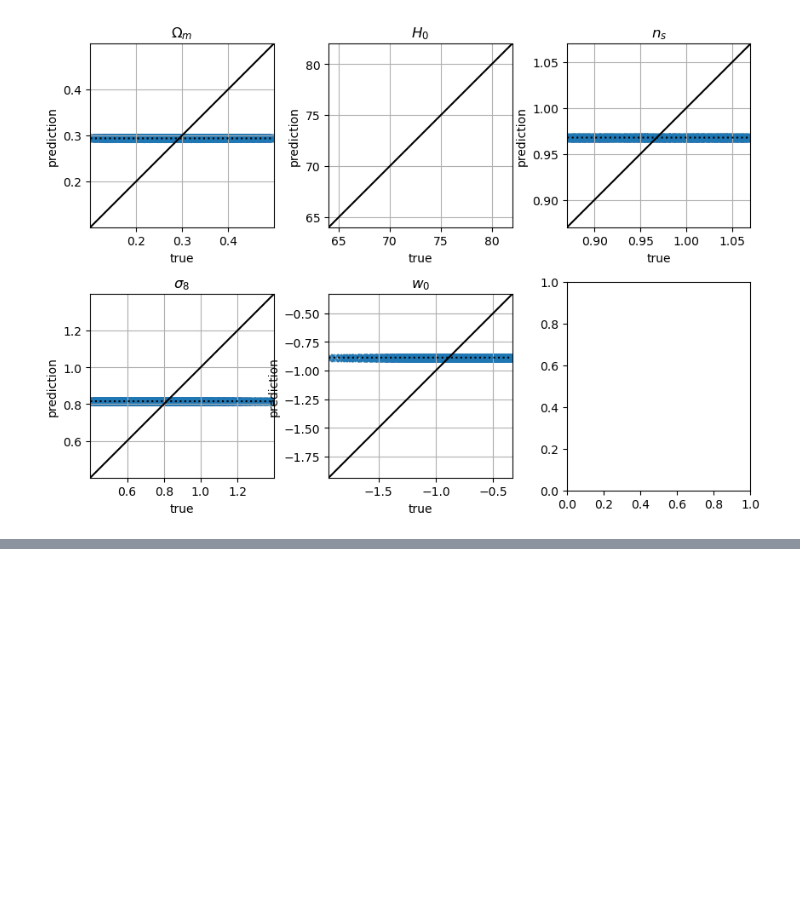
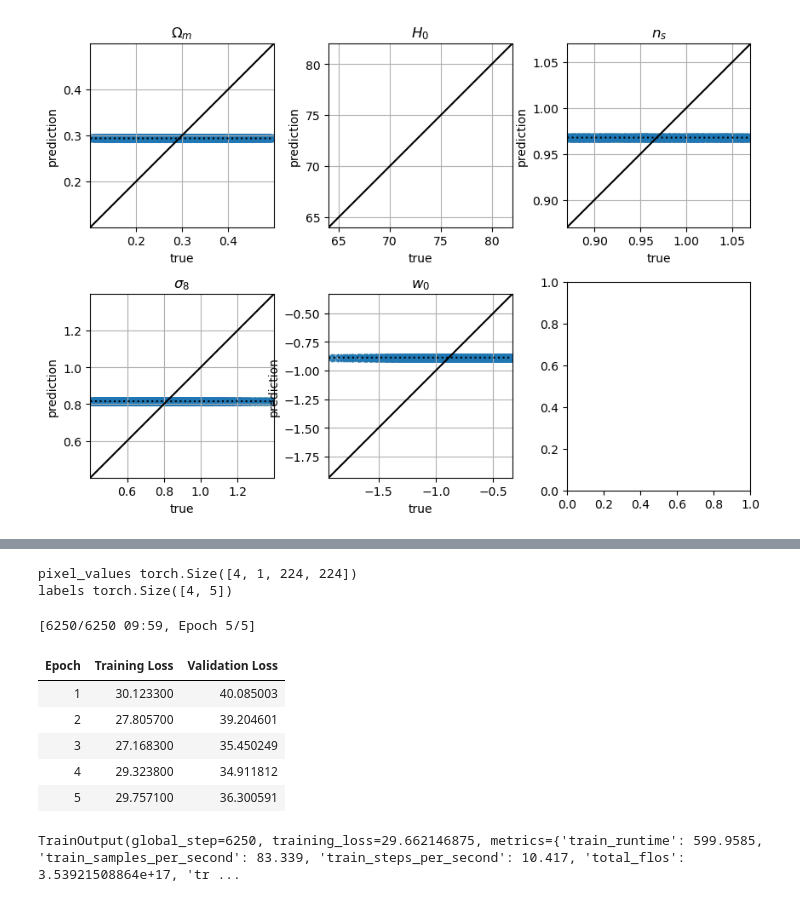
Before and after one commit to shubhagrawal30/ViT_weak_lensing, a Jupyter notebook: notebooks/hugging_face_resnet.ipynb, the cells around one changed output, grey strips where cells are left out. Saved outputs shown, nothing was run; the diff lists cells and outputs as text; code cells hidden in the pictures; blank space fills up the shorter version.

```diff
--- a/notebooks/hugging_face_resnet.ipynb
+++ b/notebooks/hugging_face_resnet.ipynb
@@ -412,0 +443,5 @@ plt.close()
+# %%
+# id2label = {id:label for id, label in enumerate(data["train"].features) if label != "map"}
+id2label = {id:label for id, label in enumerate(["Omega_m", "sigma_8"])}
+label2id = {label:id for id,label in id2label.items()}
+id2label, label2id
@@ -412,0 +562,18 @@ plt.close()
+# %%
+from torch.utils.data import DataLoader
+import torch
+
+def collate_fn(examples):
+    pixel_values = torch.stack([example["pixel_values"] for example in examples])
+    labels = torch.tensor([example["labels"] for example in examples])
+    return {"pixel_values": pixel_values, "labels": labels}
+
+train_dataloader = DataLoader(data["train"], collate_fn=collate_fn, batch_size=4)
+# %%
+batch = next(iter(train_dataloader))
+for k,v in batch.items():
+    if isinstance(v, torch.Tensor):
+        print(k, v.shape)
+# %% [output]
+pixel_values torch.Size([4, 1, 224, 224])
+labels torch.Size([4, 5])
@@ -412,0 +595,34 @@ plt.close()
+# %%
+from transformers import TrainingArguments, Trainer
+
+args = TrainingArguments(
+    f"test",
+    save_strategy="epoch",
+    evaluation_strategy="epoch",
+    num_train_epochs=5,
+    weight_decay=0.0001,
+    load_best_model_at_end=True,
+    logging_dir='logs',
+    remove_unused_columns=False,
+)
+# %%
+import torch
+
+trainer = Trainer(
+    model,
+    args,
+    train_dataset= data["test"],
+    eval_dataset= data["validation"],
+    data_collator=collate_fn
+)
+# %%
+trainer.train()
+# %% [output]
+[6250/6250 09:59, Epoch 5/5]
+| Epoch | Training Loss | Validation Loss |
+| 1 | 30.123300 | 40.085003 |
+| 2 | 27.805700 | 39.204601 |
+| 3 | 27.168300 | 35.450249 |
+| 4 | 29.323800 | 34.911812 |
+| 5 | 29.757100 | 36.300591 |
+TrainOutput(global_step=6250, training_loss=29.662146875, metrics={'train_runtime': 599.9585, 'train_samples_per_second': 83.339, 'train_steps_per_second': 10.417, 'total_flos': 3.53921508864e+17, 'tr ...
```
Also changed, not shown: parts of 23 cells of this notebook, 4 other files.
